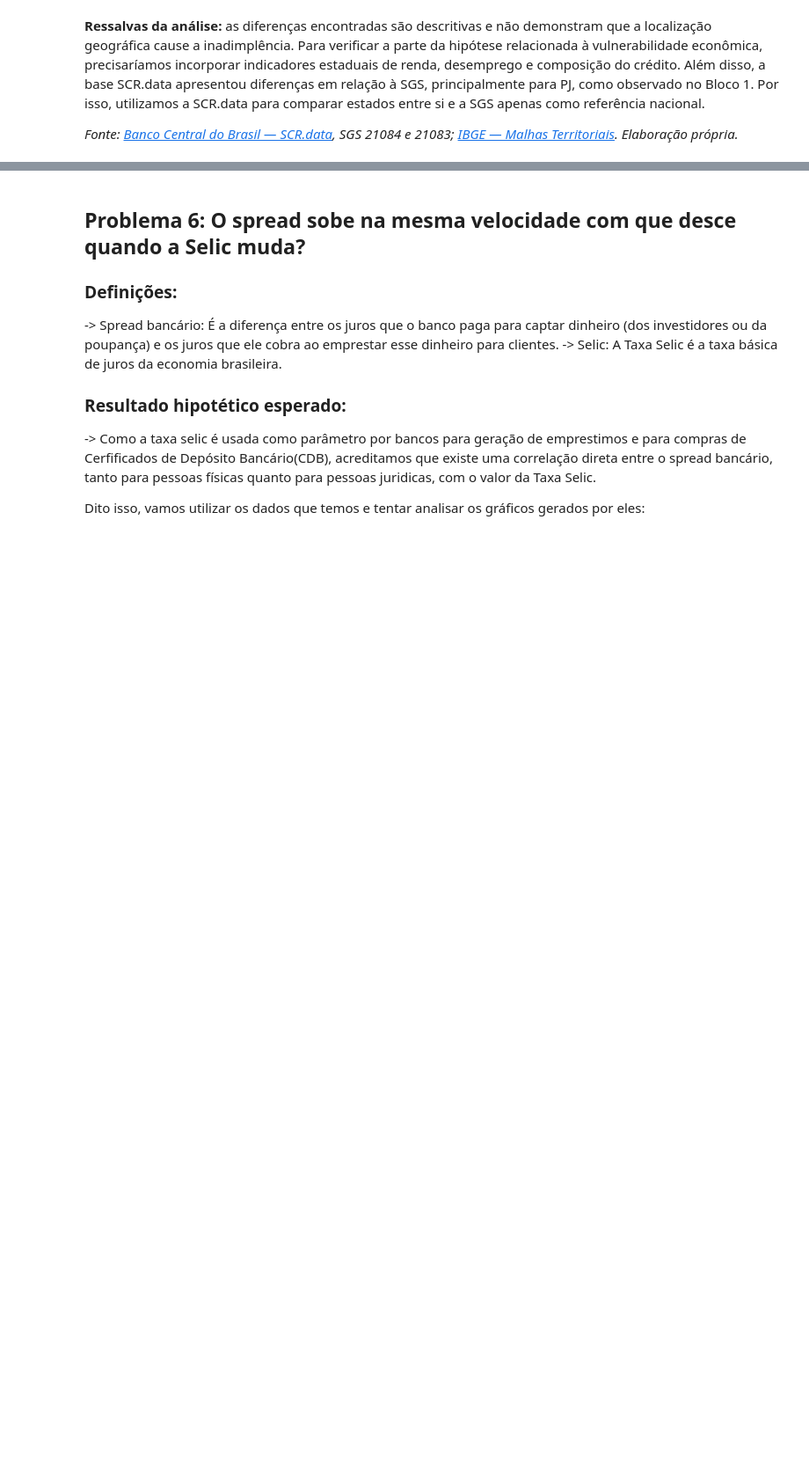
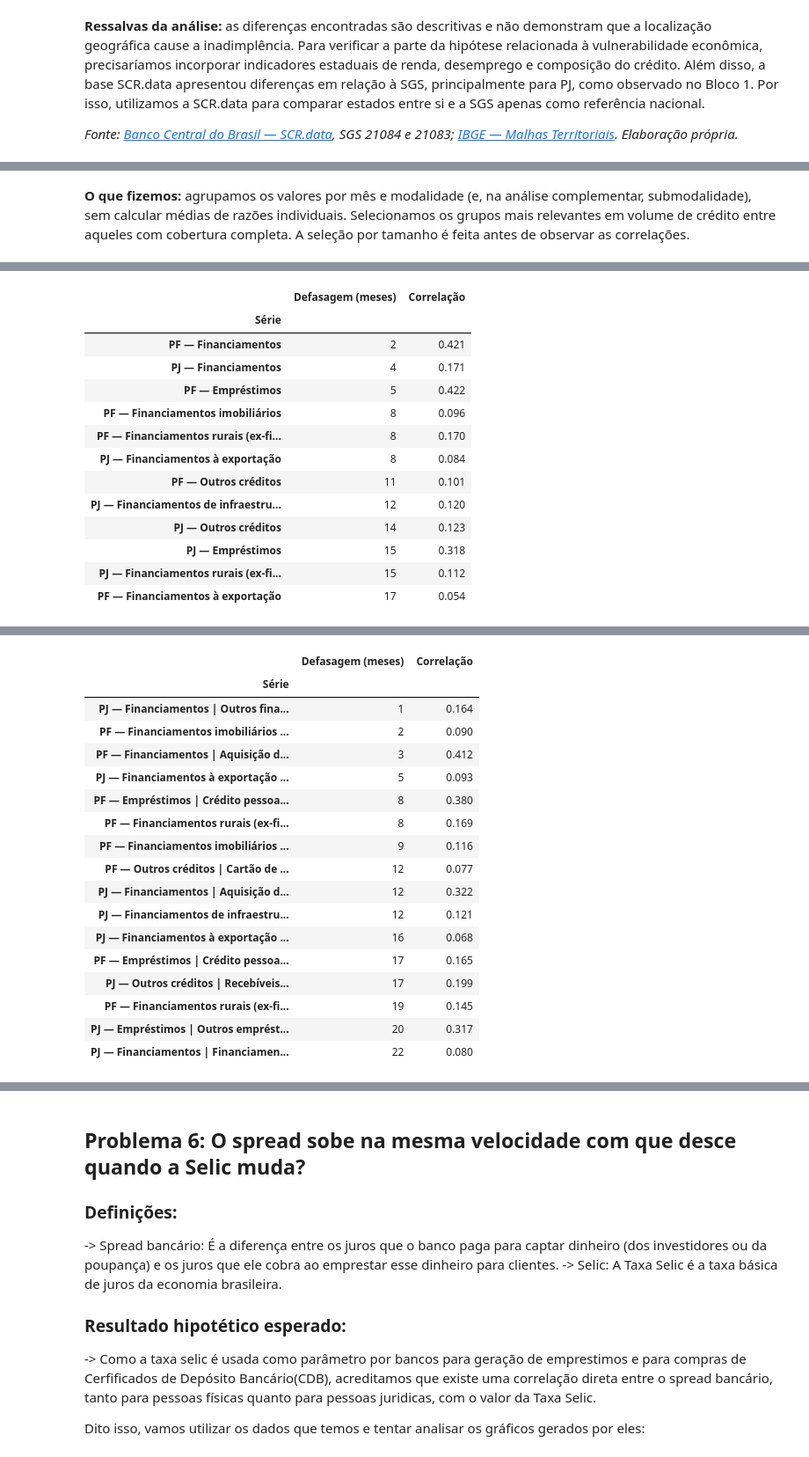
Before and after one commit to JoaoVitor2108/Projeto-AEDV, a Jupyter notebook: analise.ipynb, the cells around one changed output, grey strips where cells are left out. Shown at 88% size. Drawn from its saved outputs; the diff is of its cells as text; code cells hidden in the pictures; blank space fills up the shorter version.

```diff
--- a/analise.ipynb
+++ b/analise.ipynb
@@ -1831,0 +1971,23 @@ As taxas estaduais observadas não foram iguais.
+# %% [markdown]
+**O que fizemos:** agrupamos os valores por mês e modalidade (e, na análise complementar, submodalidade), sem calcular médias de razões individuais. Selecionamos os grupos mais relevantes em volume de crédito entre aqueles com cobertura completa. A seleção por tamanho é feita antes de observar as correlações.
+# %%
+def analisar_grupos_q5(grupos):
+    taxas = pd.concat([
+        tabela.rename(columns=lambda nome: f"{cli} — {nome}")
+        for cli, tabela in grupos.items()
+    ], axis=1)
+    if taxas.shape[1] == 0:
+        raise ValueError("Nenhum grupo com cobertura completa.")
+    corr, datas = correlacoes_q5(taxas)
+    return corr, resumo_picos_q5(corr), datas
+
+corr_modal_q5, picos_modal_q5, datas_modal_q5 = analisar_grupos_q5(modalidades_q5)
+corr_prod_q5, picos_prod_q5, datas_prod_q5 = analisar_grupos_q5(produtos_q5)
+
+print("Amostra comum das modalidades:", datas_modal_q5.min(), "a",
+      datas_modal_q5.max(), "—", len(datas_modal_q5), "meses")
+display(picos_modal_q5.sort_values("Defasagem (meses)").round(3))
+print("Amostra comum dos produtos:", datas_prod_q5.min(), "a",
+      datas_prod_q5.max(), "—", len(datas_prod_q5), "meses")
+display(picos_prod_q5.sort_values("Defasagem (meses)").round(3))
+# %% [output]
@@ -1831,0 +1995,14 @@ As taxas estaduais observadas não foram iguais.
+|  | Defasagem (meses) | Correlação |
+| Série |  |  |
+| PF — Financiamentos | 2 | 0.421 |
+| PJ — Financiamentos | 4 | 0.171 |
+| PF — Empréstimos | 5 | 0.422 |
+| PF — Financiamentos imobiliários | 8 | 0.096 |
+| PF — Financiamentos rurais (ex-fi... | 8 | 0.170 |
+| PJ — Financiamentos à exportação | 8 | 0.084 |
+| PF — Outros créditos | 11 | 0.101 |
+| PJ — Financiamentos de infraestru... | 12 | 0.120 |
+| PJ — Outros créditos | 14 | 0.123 |
+| PJ — Empréstimos | 15 | 0.318 |
+| PJ — Financiamentos rurais (ex-fi... | 15 | 0.112 |
+| PF — Financiamentos à exportação | 17 | 0.054 |
@@ -1831,0 +2010,18 @@ As taxas estaduais observadas não foram iguais.
+|  | Defasagem (meses) | Correlação |
+| Série |  |  |
+| PJ — Financiamentos | Outros fina... | 1 | 0.164 |
+| PF — Financiamentos imobiliários ... | 2 | 0.090 |
+| PF — Financiamentos | Aquisição d... | 3 | 0.412 |
+| PJ — Financiamentos à exportação ... | 5 | 0.093 |
+| PF — Empréstimos | Crédito pessoa... | 8 | 0.380 |
+| PF — Financiamentos rurais (ex-fi... | 8 | 0.169 |
+| PF — Financiamentos imobiliários ... | 9 | 0.116 |
+| PF — Outros créditos | Cartão de ... | 12 | 0.077 |
+| PJ — Financiamentos | Aquisição d... | 12 | 0.322 |
+| PJ — Financiamentos de infraestru... | 12 | 0.121 |
+| PJ — Financiamentos à exportação ... | 16 | 0.068 |
+| PF — Empréstimos | Crédito pessoa... | 17 | 0.165 |
+| PJ — Outros créditos | Recebíveis... | 17 | 0.199 |
+| PF — Financiamentos rurais (ex-fi... | 19 | 0.145 |
+| PJ — Empréstimos | Outros emprést... | 20 | 0.317 |
+| PJ — Financiamentos | Financiamen... | 22 | 0.080 |
```
Also changed, not shown: parts of 19 cells of this notebook.
